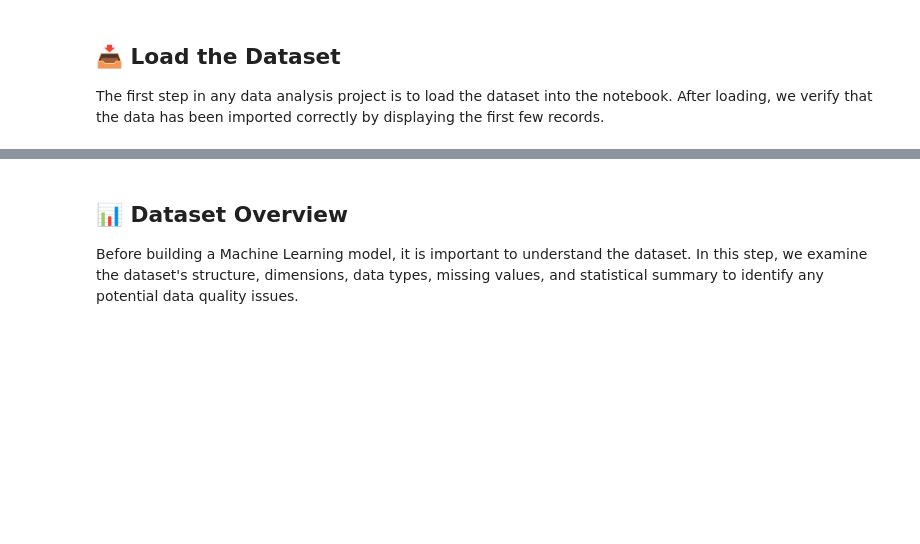
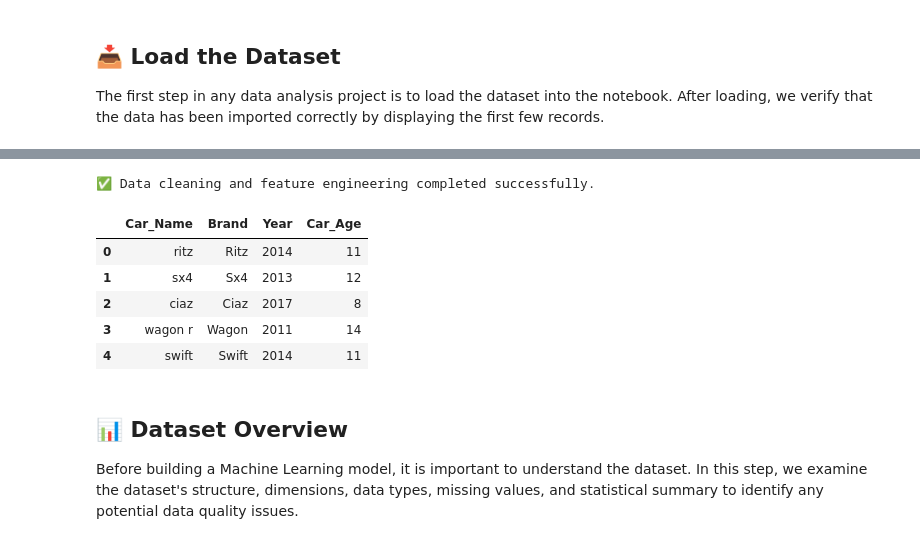
Before and after one commit to SKDANISHO7/OIBSIP, a Jupyter notebook: DataScience-Task3-CarPricePrediction/DataScience-Task3-CarPricePrediction.ipynb, the cells around one changed output, grey strips where cells are left out. Saved outputs shown, nothing was run; the diff lists cells and outputs as text; code cells hidden in the pictures; blank space fills up the shorter version.

```diff
--- a/DataScience-Task3-CarPricePrediction/DataScience-Task3-CarPricePrediction.ipynb
+++ b/DataScience-Task3-CarPricePrediction/DataScience-Task3-CarPricePrediction.ipynb
@@ -109,3 +130,33 @@ df.head()
+# %%
+# ==============================================================================
+# Standardize Categorical Values and Create New Features
+# ==============================================================================
+
+# Standardize text values for consistency
+for col in ["Car_Name", "Fuel_Type", "Seller_Type", "Transmission"]:
+    df[col] = df[col].astype(str).str.strip()
+
+for col in ["Fuel_Type", "Seller_Type", "Transmission"]:
+    df[col] = df[col].str.title()
+
+# Extract the brand from the car name
+if "Car_Name" in df.columns:
+    df["Brand"] = df["Car_Name"].str.split().str[0].str.title()
+
+# Create a car age feature from the manufacturing year
+CURRENT_YEAR = 2025
+df["Car_Age"] = CURRENT_YEAR - df["Year"]
+
+print("✅ Data cleaning and feature engineering completed successfully.")
+display(df[["Car_Name", "Brand", "Year", "Car_Age"]].head())
+# %% [output]
+✅ Data cleaning and feature engineering completed successfully.
+|  | Car_Name | Brand | Year | Car_Age |
+| 0 | ritz | Ritz | 2014 | 11 |
+| 1 | sx4 | Sx4 | 2013 | 12 |
+| 2 | ciaz | Ciaz | 2017 | 8 |
+| 3 | wagon r | Wagon | 2011 | 14 |
+| 4 | swift | Swift | 2014 | 11 |
 # %% [markdown]
 ## 📊 Dataset Overview
 
```
Also changed, not shown: parts of 24 cells of this notebook, 18 other files.
